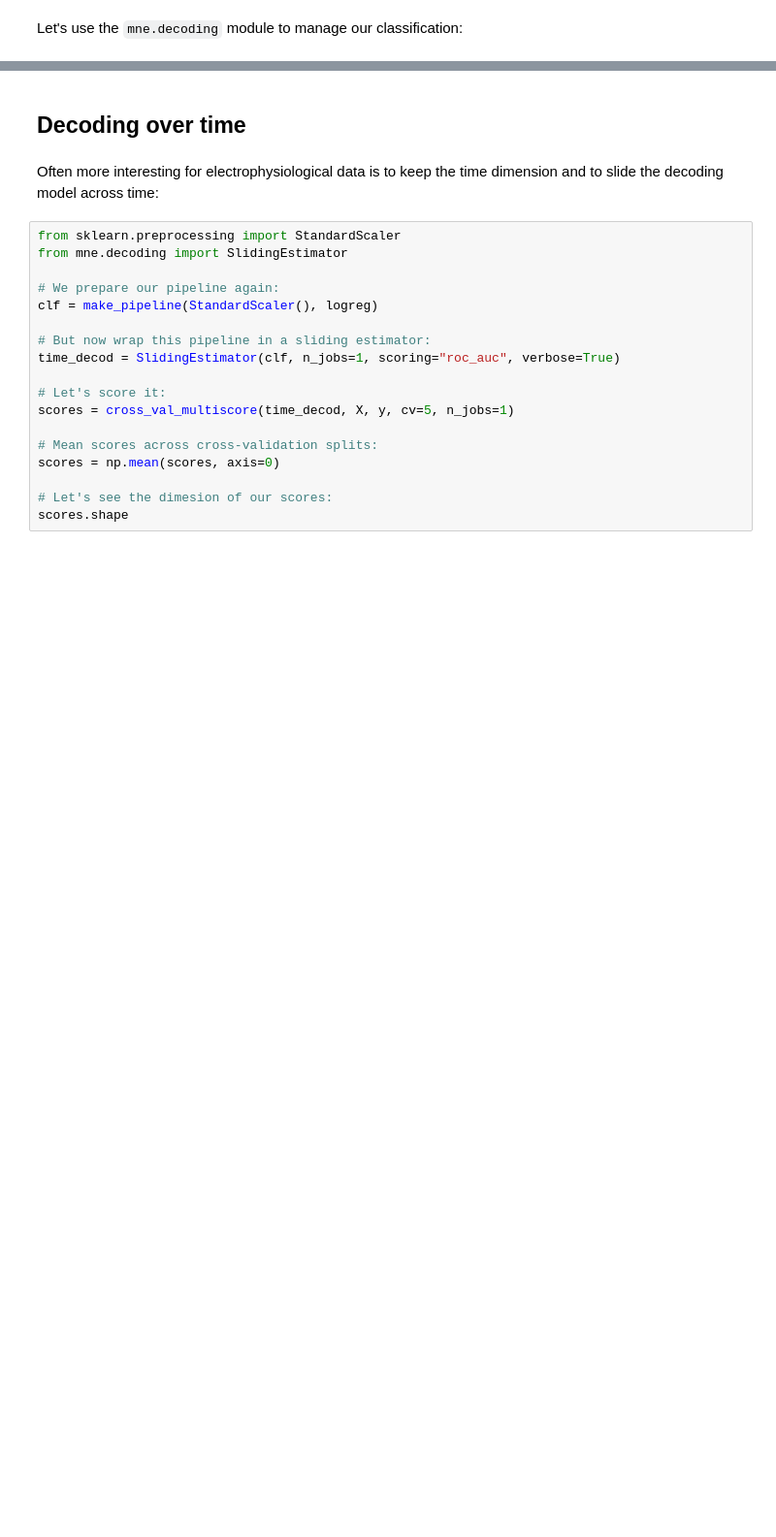
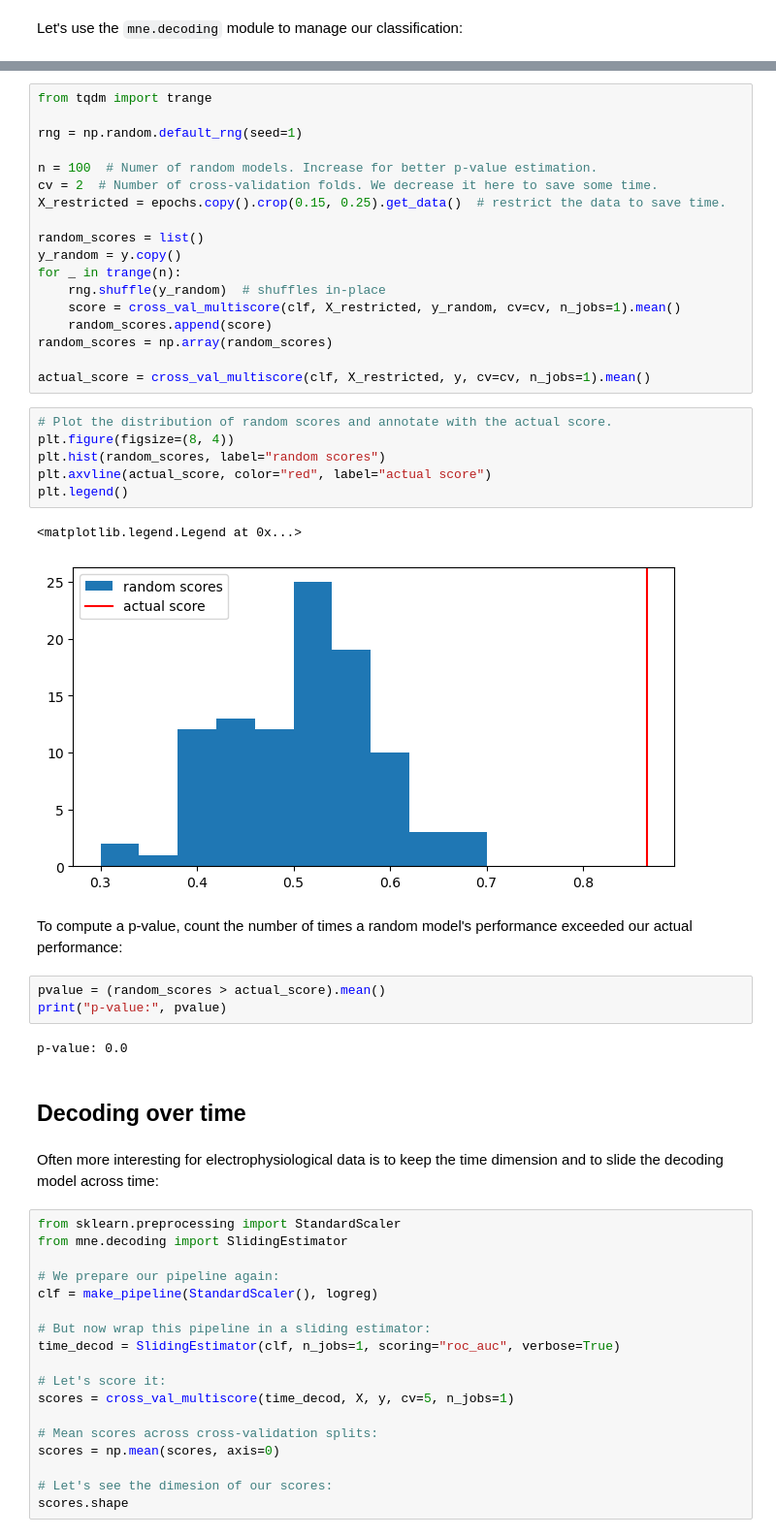
Before and after one commit to dnacombo/mne_pratical_meeg, a Jupyter notebook: 7-Multivariate_analysis.ipynb, the cells around one changed output, grey strips where cells are left out. Shown at 97% size. Drawn from its saved outputs; the diff is of its cells as text; blank space fills up the shorter version.

```diff
--- a/7-Multivariate_analysis.ipynb
+++ b/7-Multivariate_analysis.ipynb
@@ -152,3 +181,37 @@ Spatio-temporal: 90.0%
+# %%
+from tqdm import trange
+
+rng = np.random.default_rng(seed=1)
+
+n = 100  # Numer of random models. Increase for better p-value estimation.
+cv = 2  # Number of cross-validation folds. We decrease it here to save some time.
+X_restricted = epochs.copy().crop(0.15, 0.25).get_data()  # restrict the data to save time.
+
+random_scores = list()
+y_random = y.copy()
+for _ in trange(n):
+    rng.shuffle(y_random)  # shuffles in-place
+    score = cross_val_multiscore(clf, X_restricted, y_random, cv=cv, n_jobs=1).mean()
+    random_scores.append(score)
+random_scores = np.array(random_scores)
+
+actual_score = cross_val_multiscore(clf, X_restricted, y, cv=cv, n_jobs=1).mean()
+# %%
+# Plot the distribution of random scores and annotate with the actual score.
+plt.figure(figsize=(8, 4))
+plt.hist(random_scores, label="random scores")
+plt.axvline(actual_score, color="red", label="actual score")
+plt.legend()
+# %% [output]
+<matplotlib.legend.Legend at 0x...>
+[figure, added]
+# %% [markdown]
+To compute a p-value, count the number of times a random model's performance exceeded our actual performance:
+# %%
+pvalue = (random_scores > actual_score).mean()
+print("p-value:", pvalue)
+# %% [output]
+p-value: 0.0
 # %% [markdown]
 ## Decoding over time
 # %% [markdown]
```
Also changed, not shown: parts of 12 cells of this notebook.
